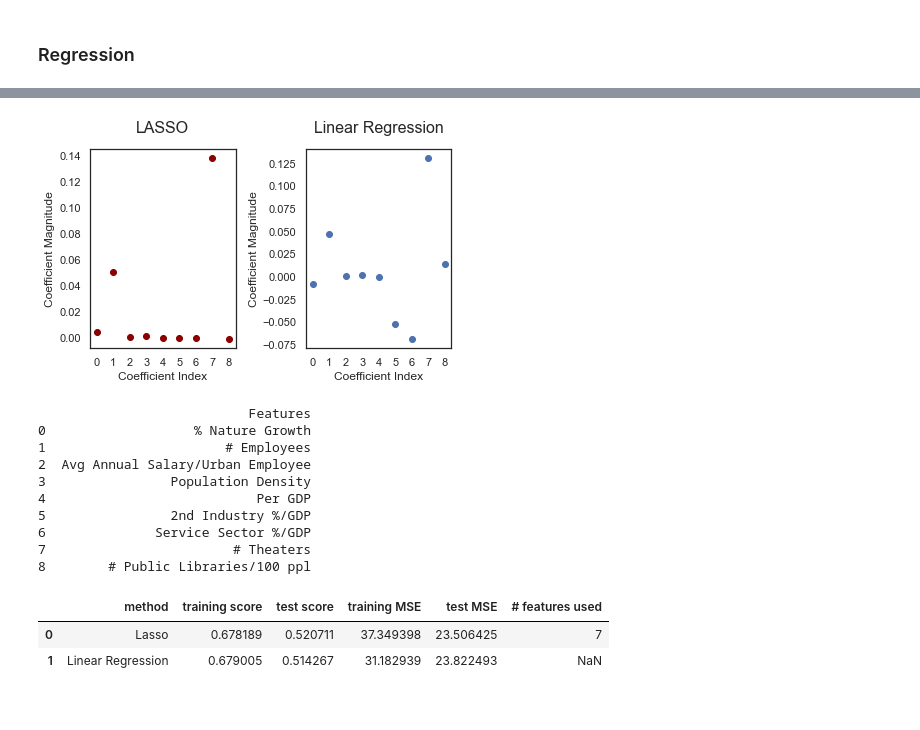
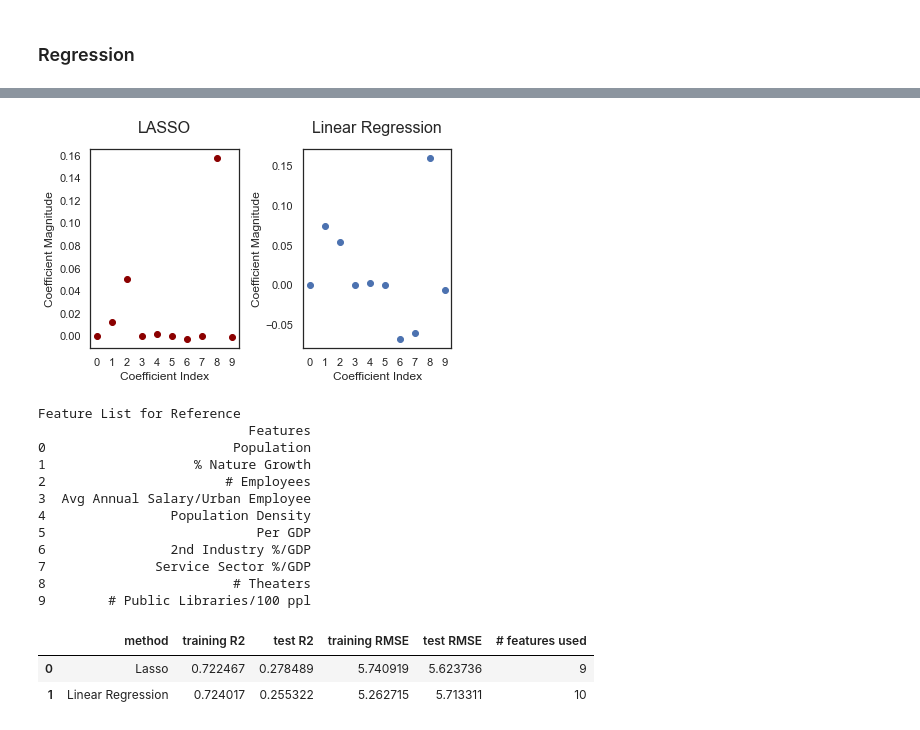
Before and after one commit to cs-ssa-w21/final-project-rooibos, a Jupyter notebook: visualization.ipynb, the cells around one changed output, grey strips where cells are left out. Drawn from its saved outputs; the diff is of its cells as text; code cells hidden in the pictures.

```diff
--- a/visualization.ipynb
+++ b/visualization.ipynb
@@ -405,7 +407,7 @@ merged_df = pd.merge(df, crime, left_on="City",
                      right_on="City_CN", how="inner")
 
 # Preprocess the data set
-df = (merged_df.iloc[:, 4:-1]
+df = (merged_df.iloc[:, 3:-1]
                .dropna()
                .drop(["province", "City_CN"], axis=1)
                .rename(columns={"City_y": "City"}))
@@ -432,7 +434,7 @@ plt.xticks(rotation=45);
 # %%
 # Shorten variable names for better graph
 subset = df.iloc[:, :-1]
-subset.columns = ["% Nature Growth", "# Employees",
+subset.columns = ["Population", "% Nature Growth", "# Employees",
                   "Avg Annual Salary/Urban Employee",
                   "Population Density", "Per GDP",
                   "2nd Industry %/GDP", "Service Sector %/GDP",
@@ -596,64 +605,72 @@ from sklearn.linear_model import LinearRegression
 
 # Create a library for displaying the results
 output = {"method": ["Lasso", "Linear Regression"],
-          "training score": [], "test score": [],
-          "training MSE": [], "test MSE": [],
+          "training R2": [], "test R2": [],
+          "training RMSE": [], "test RMSE": [],
           "# features used": []}
 
-# Fit Lasso with 5-fold CV
-for i, fig in enumerate(lasso_cv(5)):
-    key = list(output.keys())[i + 1]
-    output[key].append(fig)
+# Fit Lasso with 10-fold CV
+for i, fig in enumerate(lasso_cv(10, X, Y, 0.3, 123)):
+    if i == 0:
+        lasso = fig
+    else:
+        key = list(output.keys())[i]
+        output[key].append(fig)
 
+x_train, x_test, y_train, y_test = train_test_split(X, Y, test_size=0.3,
+                                                    random_state=123)
 # Fit Linear Regression
 lr = LinearRegression()
 lr.fit(x_train, y_train)
 pred_train_lr = lr.predict(x_train)
 pred_test_lr = lr.predict(x_test)
 
-output["training score"].append(lr.score(x_train, y_train))
-output["test score"].append(lr.score(x_test, y_test))
-output["training MSE"].append(mean_squared_error(y_train, pred_train_lr))
-output["test MSE"].append(mean_squared_error(y_test, pred_test_lr))
-output["# features used"].append("NaN")
+output["training R2"].append(lr.score(x_train, y_train))
+output["test R2"].append(lr.score(x_test, y_test))
+output["training RMSE"].append(np.sqrt(mean_squared_error(y_train, pred_train_lr)))
+output["test RMSE"].append(np.sqrt(mean_squared_error(y_test, pred_test_lr)))
+output["# features used"].append(len(features))
 
 # Plot Lasso coefficients
 plt.subplot(1,2,1)
 plt.plot(lasso.coef_, linestyle='none', marker="o", color="darkred")
 
 plt.xlabel("Coefficient Index")
 plt.ylabel("Coefficient Magnitude")
 plt.xticks(np.arange(0, len(lasso.coef_), 1))
 plt.title("LASSO", fontsize=16, y=1.05)
 
 # Plot LR coefficients
 plt.subplot(1,2,2)
 plt.plot(lr.coef_, linestyle='none', marker="o")
 plt.xlabel('Coefficient Index')
 plt.ylabel('Coefficient Magnitude')
-plt.xticks(np.arange(0, X.itemsize + 1, 1))
+plt.xticks(np.arange(0, len(features), 1))
 plt.title("Linear Regression", fontsize=16, y=1.05)
 
 plt.tight_layout()
 plt.show()
 
 # Print the feature list for reference
+print("Feature List for Reference")
 print(pd.DataFrame(features, columns=["Features"]))
 
 # Compare the performance of the two models
 pd.DataFrame(output)
 # %% [output]
-[figure, old version]
+[figure, new version]
+Feature List for Reference
                            Features
-0                   % Nature Growth
-1                       # Employees
-2  Avg Annual Salary/Urban Employee
-3                Population Density
-4                           Per GDP
-5                2nd Industry %/GDP
-6              Service Sector %/GDP
-7                        # Theaters
-8        # Public Libraries/100 ppl
+0                        Population
+1                   % Nature Growth
+2                       # Employees
+3  Avg Annual Salary/Urban Employee
+4                Population Density
+5                           Per GDP
+6                2nd Industry %/GDP
+7              Service Sector %/GDP
+8                        # Theaters
+9        # Public Libraries/100 ppl
-|  | method | training score | test score | training MSE | test MSE | # features used |
-| 0 | Lasso | 0.678189 | 0.520711 | 37.349398 | 23.506425 | 7 |
-| 1 | Linear Regression | 0.679005 | 0.514267 | 31.182939 | 23.822493 | NaN |
+|  | method | training R2 | test R2 | training RMSE | test RMSE | # features used |
+| 0 | Lasso | 0.722467 | 0.278489 | 5.740919 | 5.623736 | 9 |
+| 1 | Linear Regression | 0.724017 | 0.255322 | 5.262715 | 5.713311 | 10 |
```
Also changed, not shown: parts of 10 cells of this notebook.
